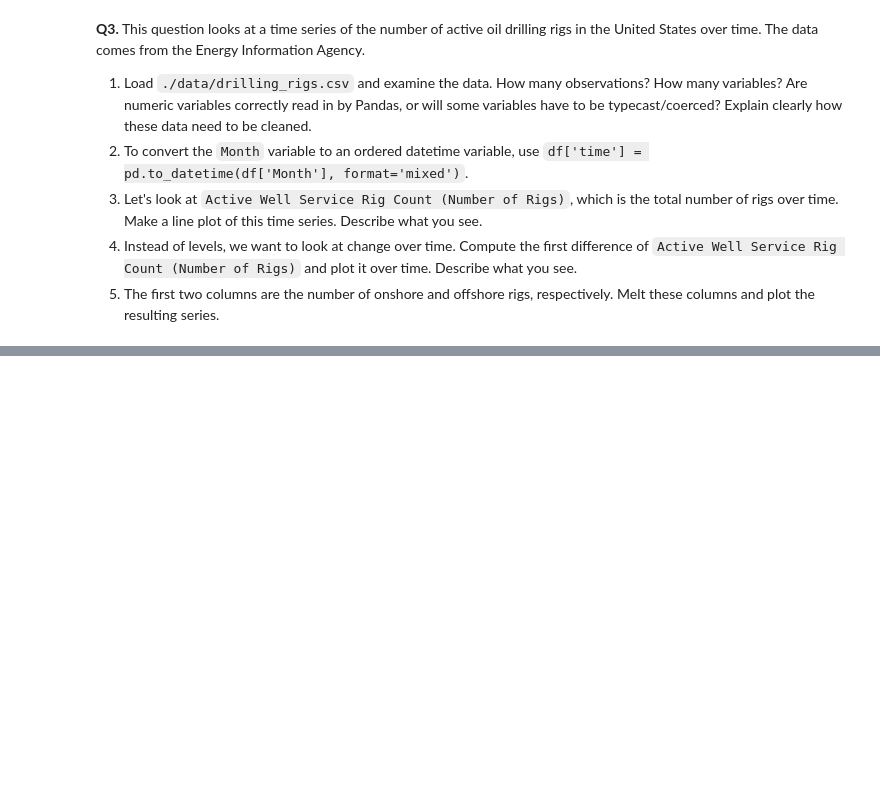
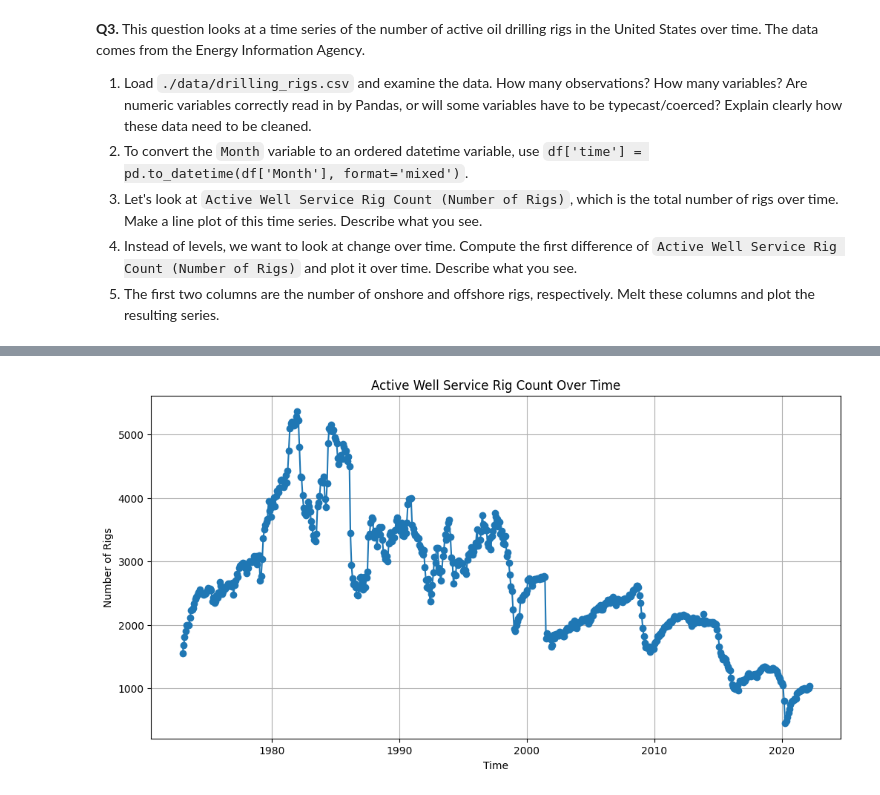
Before and after one commit to huyenvhuynh/eda_assignment, a Jupyter notebook: assignment.ipynb, the cells around one changed output, grey strips where cells are left out. Drawn from its saved outputs; the diff is of its cells as text; code cells hidden in the pictures; blank space fills up the shorter version.

```diff
--- a/assignment.ipynb
+++ b/assignment.ipynb
@@ -207,3 +207,93 @@ Coloring the scatterplot by Room Type shows that private rooms cluster at lower
 3. Let's look at `Active Well Service Rig Count (Number of Rigs)`, which is the total number of rigs over time. Make a line plot of this time series. Describe what you see.
 4. Instead of levels, we want to look at change over time. Compute the first difference of  `Active Well Service Rig Count (Number of Rigs)` and plot it over time. Describe what you see.
 5. The first two columns are the number of onshore and offshore rigs, respectively. Melt these columns and plot the resulting series.
+# %%
+import pandas as pd
+import numpy as np
+import matplotlib.pyplot as plt
+import seaborn as sns
+
+# 1
+df = pd.read_csv("./data/drilling_rigs.csv")
+
+# examine the first few rows
+print("First 5 rows of the data:")
+print(df.head())
+
+# How many observations? How many variables?
+print("\nShape of the data (observations, variables):", df.shape)
+
+# check the data types of each column
+print("\nData types and non-null counts:")
+print(df.info())
+
+# identify which numeric variables may need to be coerced
+numeric_columns = df.select_dtypes(include=['int64', 'float64']).columns.tolist()
+object_columns = df.select_dtypes(include=['object']).columns.tolist()
+
+print("\nColumns currently numeric:", numeric_columns)
+print("Columns currently object (may need conversion):", object_columns)
+
+# 2
+# convert the `Month` variable to an ordered datetime variable
+df['time'] = pd.to_datetime(df['Month'], format='mixed')
+
+# 3
+# make a line plot of this time series
+df['time'] = pd.to_datetime(df['Month'])
+
+rig_col = 'Active Well Service Rig Count (Number of Rigs)'
+df[rig_col] = pd.to_numeric(df[rig_col], errors='coerce')
+
+df = df.sort_values('time')
+
+plt.figure(figsize=(12,6))
+plt.plot(df['time'], df[rig_col], marker='o', linestyle='-')
+plt.title('Active Well Service Rig Count Over Time')
+plt.xlabel('Time')
+plt.ylabel('Number of Rigs')
+plt.grid(True)
+plt.show()
+
+# 4
+rig_col = 'Active Well Service Rig Count (Number of Rigs)'
+
+df[rig_col] = pd.to_numeric(df[rig_col], errors='coerce')
+
+df = df.sort_values('time')
+
+df['rig_change'] = df[rig_col].diff()
+
+plt.figure(figsize=(12,6))
+plt.plot(df['time'], df['rig_change'], marker='o', linestyle='-')
+plt.title('Change in Active Well Service Rig Count Over Time')
+plt.xlabel('Time')
+plt.ylabel('Change in Number of Rigs')
+plt.grid(True)
+plt.show()
+
+# 5
+onshore_col = df.columns[1]
+offshore_col = df.columns[2]
+
+df_melted = df.melt(id_vars=['time'],
+                    value_vars=[onshore_col, offshore_col],
+                    var_name='Rig Type',
+                    value_name='Rig Count')
+
+# Ensure numeric
+df_melted['Rig Count'] = pd.to_numeric(df_melted['Rig Count'], errors='coerce')
+
+# Plot the series
+plt.figure(figsize=(12,6))
+for rig_type in df_melted['Rig Type'].unique():
+    subset = df_melted[df_melted['Rig Type'] == rig_type]
+    plt.plot(subset['time'], subset['Rig Count'], marker='o', linestyle='-', label=rig_type)
+
+plt.title('Onshore and Offshore Rig Counts Over Time')
+plt.xlabel('Time')
+plt.ylabel('Number of Rigs')
+plt.legend()
+plt.grid(True)
+plt.show()
+# %% [output]
@@ -209,0 +317 @@ Coloring the scatterplot by Room Type shows that private rooms cluster at lower
+[figure, added]
```
Also changed, not shown: parts of 3 cells of this notebook.
